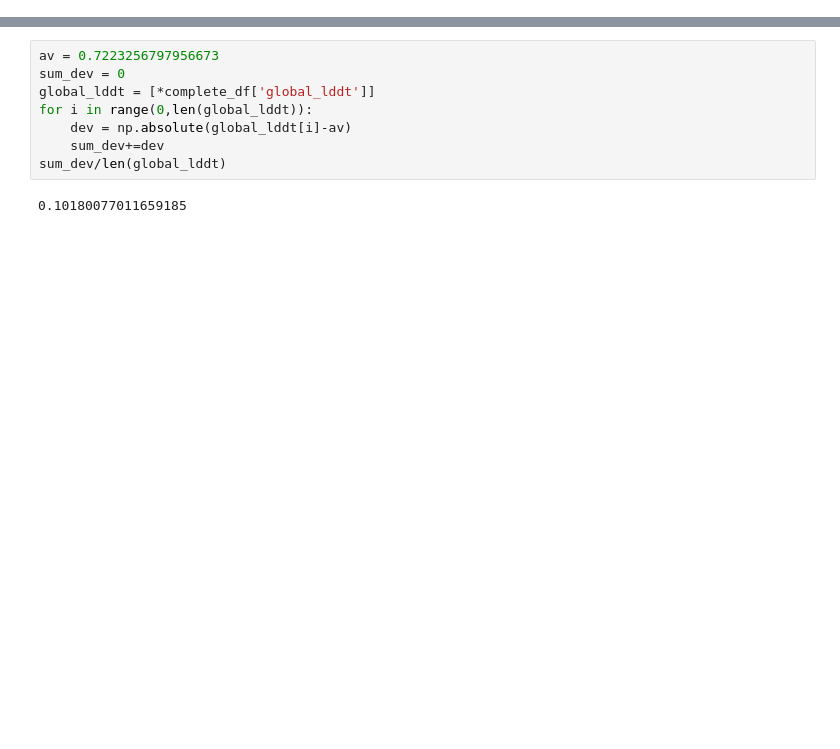
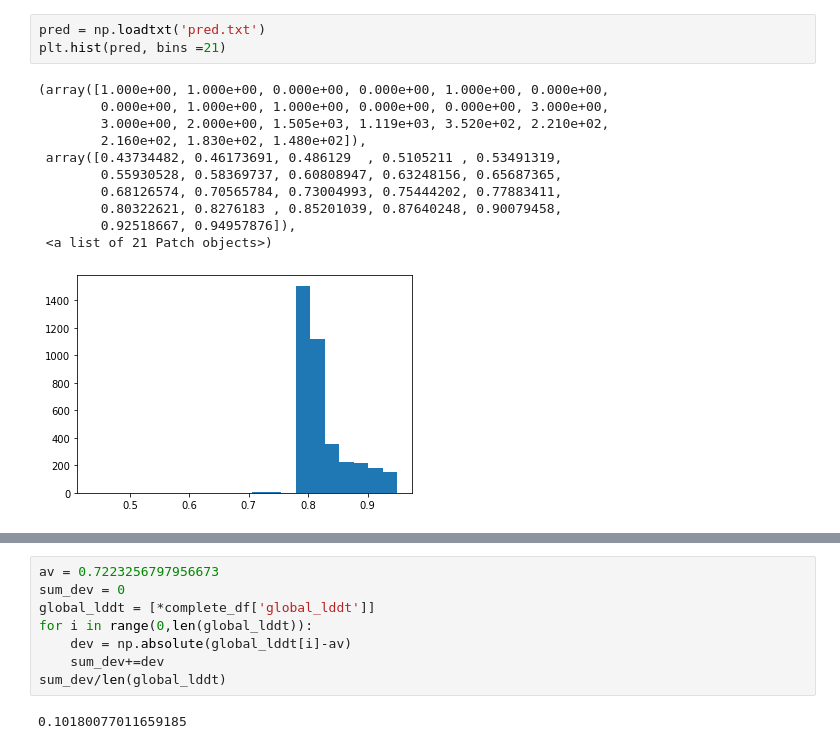
Before and after one commit to patrickbryant1/basic_scilife_scripts, a Jupyter notebook: models/model_analysis.ipynb, the cells around one changed output, grey strips where cells are left out. Saved outputs shown, nothing was run; the diff lists cells and outputs as text; blank space fills up the shorter version.

```diff
--- a/models/model_analysis.ipynb
+++ b/models/model_analysis.ipynb
@@ -24,3 +27,18 @@ import pdb
+# %%
+pred = np.loadtxt('pred.txt')
+plt.hist(pred, bins =21)
+# %% [output]
+(array([1.000e+00, 1.000e+00, 0.000e+00, 0.000e+00, 1.000e+00, 0.000e+00,
+        0.000e+00, 1.000e+00, 1.000e+00, 0.000e+00, 0.000e+00, 3.000e+00,
+        3.000e+00, 2.000e+00, 1.505e+03, 1.119e+03, 3.520e+02, 2.210e+02,
+        2.160e+02, 1.830e+02, 1.480e+02]),
+ array([0.43734482, 0.46173691, 0.486129  , 0.5105211 , 0.53491319,
+        0.55930528, 0.58369737, 0.60808947, 0.63248156, 0.65687365,
+        0.68126574, 0.70565784, 0.73004993, 0.75444202, 0.77883411,
+        0.80322621, 0.8276183 , 0.85201039, 0.87640248, 0.90079458,
+        0.92518667, 0.94957876]),
+ <a list of 21 Patch objects>)
+[figure, added]
 # %%
 #Read df
 complete_df = pd.read_csv('/home/pbryant/results/CATH/20190606/complete_df.csv')
```
Also changed, not shown: parts of 5 cells of this notebook, 3 other files.
